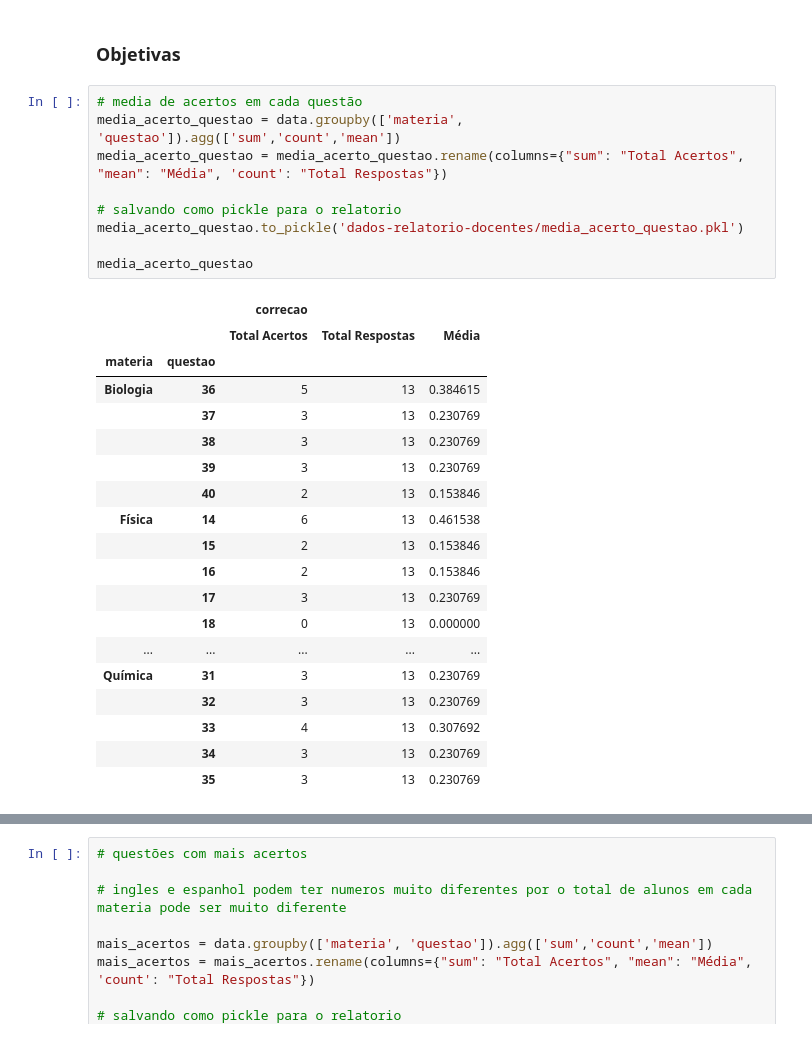
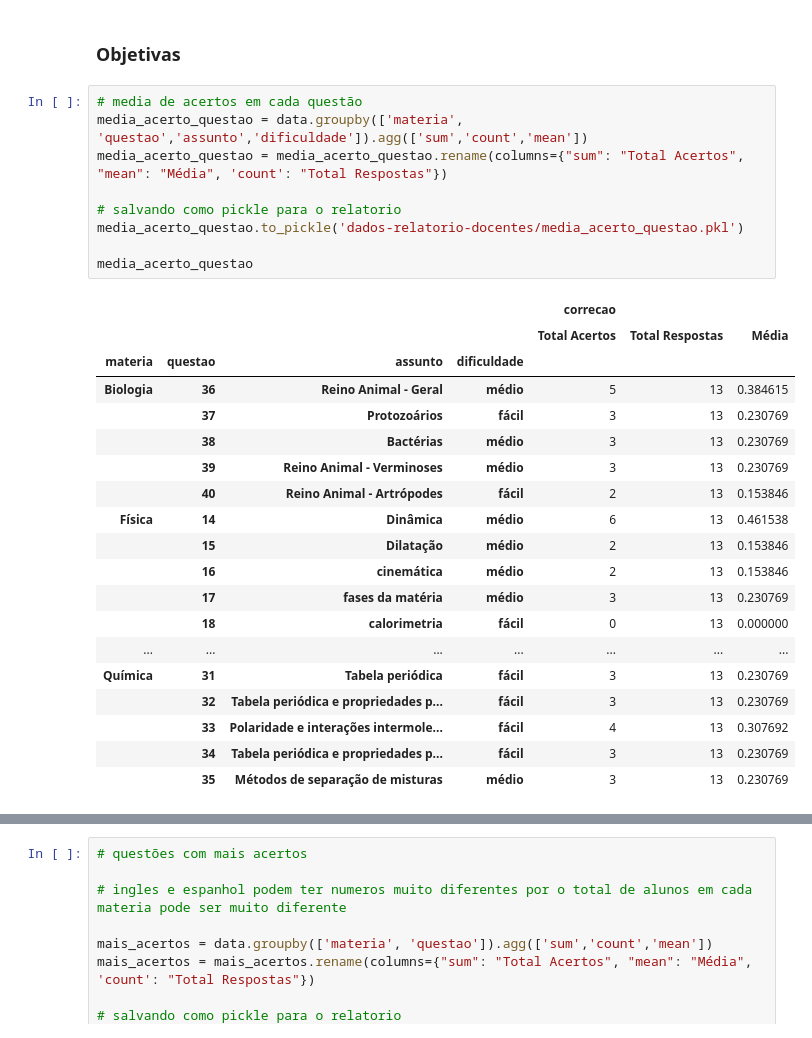
Before and after one commit to murillostein/Simulinho, a Jupyter notebook: modelagem_murillo.ipynb, the cells around one changed output, grey strips where cells are left out. Saved outputs shown, nothing was run; the diff lists cells and outputs as text.

Commit message:
tabela de assuntos/dificuldades

```diff
--- a/modelagem_murillo.ipynb
+++ b/modelagem_murillo.ipynb
@@ -572,30 +572,30 @@ total_presentes
 ### Objetivas
 # %%
 # media de acertos em cada questão
-media_acerto_questao = data.groupby(['materia', 'questao']).agg(['sum','count','mean'])
+media_acerto_questao = data.groupby(['materia', 'questao','assunto','dificuldade']).agg(['sum','count','mean'])
 media_acerto_questao = media_acerto_questao.rename(columns={"sum": "Total Acertos", "mean": "Média", 'count': "Total Respostas"})
 
 # salvando como pickle para o relatorio
 media_acerto_questao.to_pickle('dados-relatorio-docentes/media_acerto_questao.pkl')
 
 media_acerto_questao
 # %% [output]
-|  |  | correcao |  |  |
-|  |  | Total Acertos | Total Respostas | Média |
-| materia | questao |  |  |  |
-| Biologia | 36 | 5 | 13 | 0.384615 |
-|  | 37 | 3 | 13 | 0.230769 |
-|  | 38 | 3 | 13 | 0.230769 |
-|  | 39 | 3 | 13 | 0.230769 |
-|  | 40 | 2 | 13 | 0.153846 |
-| Física | 14 | 6 | 13 | 0.461538 |
-|  | 15 | 2 | 13 | 0.153846 |
-|  | 16 | 2 | 13 | 0.153846 |
-|  | 17 | 3 | 13 | 0.230769 |
-|  | 18 | 0 | 13 | 0.000000 |
-| ... | ... | ... | ... | ... |
-| Química | 31 | 3 | 13 | 0.230769 |
-|  | 32 | 3 | 13 | 0.230769 |
-|  | 33 | 4 | 13 | 0.307692 |
-|  | 34 | 3 | 13 | 0.230769 |
-|  | 35 | 3 | 13 | 0.230769 |
+|  |  |  |  | correcao |  |  |
+|  |  |  |  | Total Acertos | Total Respostas | Média |
+| materia | questao | assunto | dificuldade |  |  |  |
+| Biologia | 36 | Reino Animal - Geral | médio | 5 | 13 | 0.384615 |
+|  | 37 | Protozoários | fácil | 3 | 13 | 0.230769 |
+|  | 38 | Bactérias | médio | 3 | 13 | 0.230769 |
+|  | 39 | Reino Animal - Verminoses | médio | 3 | 13 | 0.230769 |
+|  | 40 | Reino Animal - Artrópodes | fácil | 2 | 13 | 0.153846 |
+| Física | 14 | Dinâmica | médio | 6 | 13 | 0.461538 |
+|  | 15 | Dilatação | médio | 2 | 13 | 0.153846 |
+|  | 16 | cinemática | médio | 2 | 13 | 0.153846 |
+|  | 17 | fases da matéria | médio | 3 | 13 | 0.230769 |
+|  | 18 | calorimetria | fácil | 0 | 13 | 0.000000 |
+| ... | ... | ... | ... | ... | ... | ... |
+| Química | 31 | Tabela periódica | fácil | 3 | 13 | 0.230769 |
+|  | 32 | Tabela periódica e propriedades p... | fácil | 3 | 13 | 0.230769 |
+|  | 33 | Polaridade e interações intermole... | fácil | 4 | 13 | 0.307692 |
+|  | 34 | Tabela periódica e propriedades p... | fácil | 3 | 13 | 0.230769 |
+|  | 35 | Métodos de separação de misturas | médio | 3 | 13 | 0.230769 |
```
Also changed, not shown: parts of 1 cell of this notebook.
